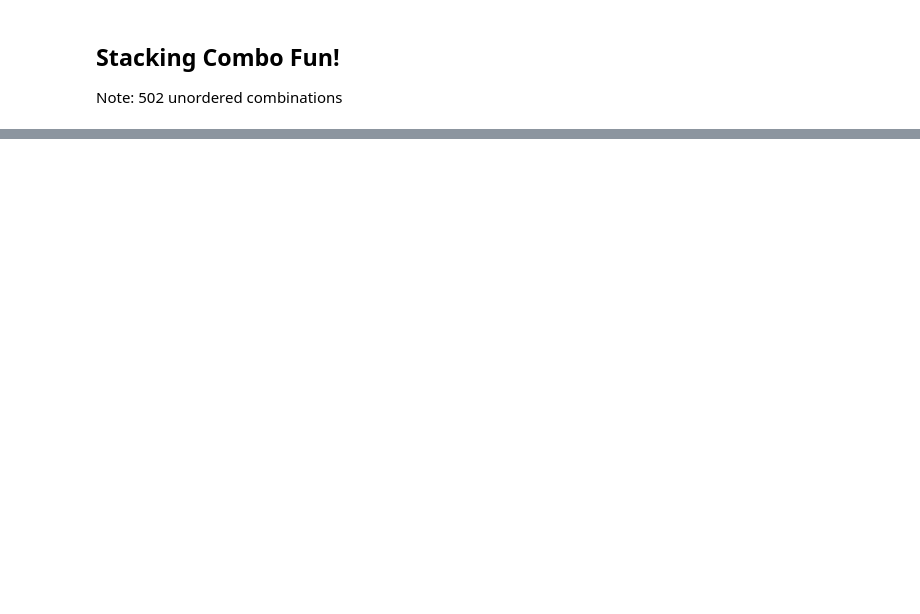
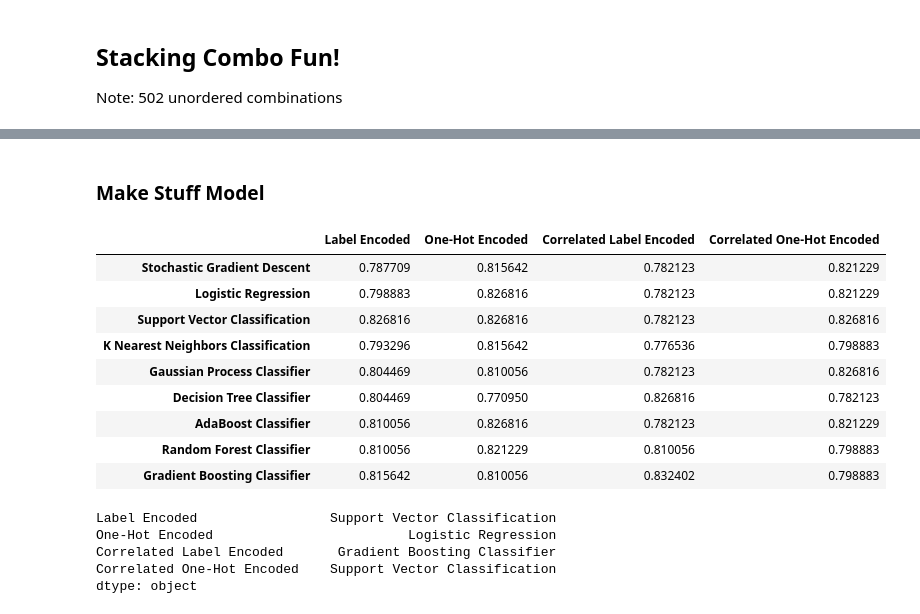
Before and after one commit to Codeblockz/Data-Science-Self-Projects, a Jupyter notebook: Kaggle_Titanic_challege/Titanic_Challenge.ipynb, the cells around one changed output, grey strips where cells are left out. Drawn from its saved outputs; the diff is of its cells as text; code cells hidden in the pictures; blank space fills up the shorter version.

```diff
--- a/Kaggle_Titanic_challege/Titanic_Challenge.ipynb
+++ b/Kaggle_Titanic_challege/Titanic_Challenge.ipynb
@@ -1991,0 +2126,2 @@ KeyboardInterrupt: ignored
+# %% [markdown]
+### Make Stuff Model
@@ -1991,0 +2140,56 @@ KeyboardInterrupt: ignored
+# %%
+isValUsed = False
+
+modelAcc = {
+    "Label Encoded": [],
+    "One-Hot Encoded": [],
+    "Correlated Label Encoded": [] ,
+    "Correlated One-Hot Encoded": []
+}
+rowLabels =["Stochastic Gradient Descent",
+"Logistic Regression",
+"Support Vector Classification",
+"K Nearest Neighbors Classification",
+"Gaussian Process Classifier",
+"Decision Tree Classifier",
+"AdaBoost Classifier",
+"Random Forest Classifier",
+"Gradient Boosting Classifier"]
+
+# d1 = dataset, skmodel
+# d2 = model, param
+for data in models.keys():
+  X_train, X_val, X_test, y_train, y_val, y_test = get_train_test(models[data][0], False, isValUsed)
+  (xP, yP) = (X_test, y_test) if isValUsed else (X_val, y_val)
+  for modelName in models[data][1].keys():
+      random = RandomizedSearchCV(models[data][1][modelName][0], models[data][1][modelName][1],
+                                n_iter=100, scoring='accuracy', n_jobs=-1,
+                                cv=3, verbose=0, random_state=42)
+    # Fit Model
+      random.fit(X_train, y_train)
+      models[data][1][modelName][0] = random.best_estimator_
+      predFit = random.predict(xP)
+      predAcc = accuracy_score(predFit,yP)
+      modelAcc[data].append(predAcc)
+# %%
+displayModel = pd.DataFrame(modelAcc, index = rowLabels)
+displayModel
+# %% [output]
+|  | Label Encoded | One-Hot Encoded | Correlated Label Encoded | Correlated One-Hot Encoded |
+| Stochastic Gradient Descent | 0.787709 | 0.815642 | 0.782123 | 0.821229 |
+| Logistic Regression | 0.798883 | 0.826816 | 0.782123 | 0.821229 |
+| Support Vector Classification | 0.826816 | 0.826816 | 0.782123 | 0.826816 |
+| K Nearest Neighbors Classification | 0.793296 | 0.815642 | 0.776536 | 0.798883 |
+| Gaussian Process Classifier | 0.804469 | 0.810056 | 0.782123 | 0.826816 |
+| Decision Tree Classifier | 0.804469 | 0.770950 | 0.826816 | 0.782123 |
+| AdaBoost Classifier | 0.810056 | 0.826816 | 0.782123 | 0.821229 |
+| Random Forest Classifier | 0.810056 | 0.821229 | 0.810056 | 0.798883 |
+| Gradient Boosting Classifier | 0.815642 | 0.810056 | 0.832402 | 0.798883 |
+# %%
+displayModel.idxmax()
+# %% [output]
+Label Encoded                 Support Vector Classification
+One-Hot Encoded                         Logistic Regression
+Correlated Label Encoded       Gradient Boosting Classifier
+Correlated One-Hot Encoded    Support Vector Classification
+dtype: object
```
Also changed, not shown: parts of 36 cells of this notebook.
